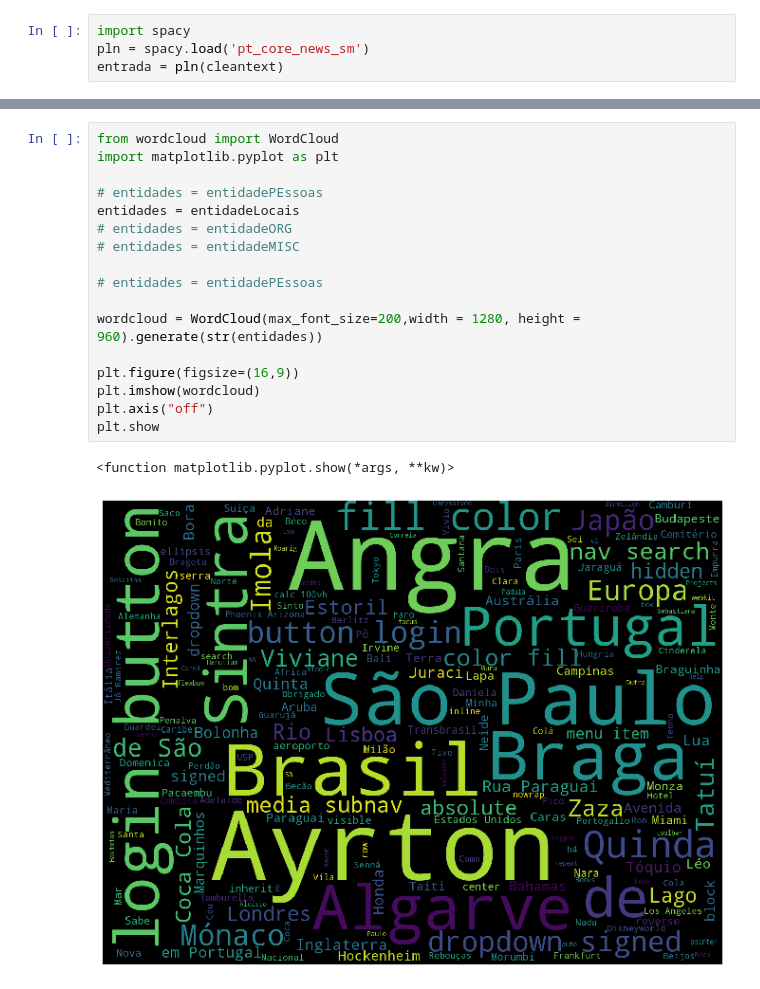
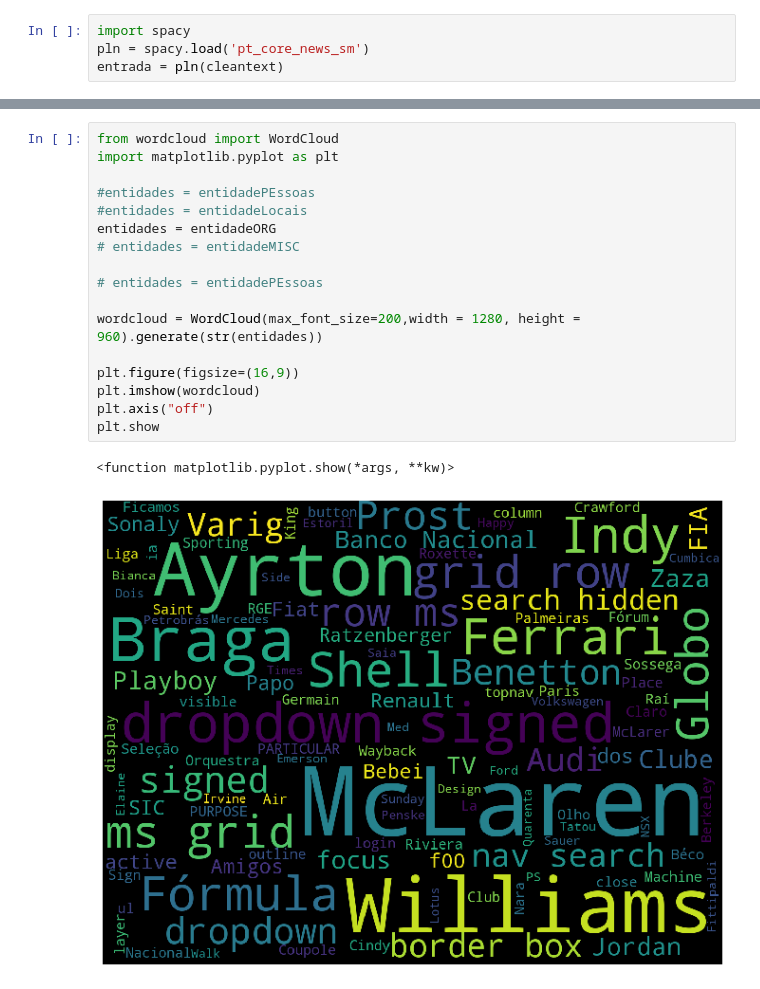
Before and after one commit to rafaelstojoao/pos-unip, a Jupyter notebook: codes/PLN/Entidades.ipynb, the cells around one changed output, grey strips where cells are left out. Saved outputs shown, nothing was run; the diff lists cells and outputs as text.

```diff
--- a/codes/PLN/Entidades.ipynb
+++ b/codes/PLN/Entidades.ipynb
@@ -98,20 +107,20 @@ setTiposEntidades
 # %%
 from wordcloud import WordCloud
 import matplotlib.pyplot as plt
 
-# entidades = entidadePEssoas
-entidades = entidadeLocais
-# entidades = entidadeORG
+#entidades = entidadePEssoas
+#entidades = entidadeLocais
+entidades = entidadeORG
 # entidades = entidadeMISC
 
 # entidades = entidadePEssoas
 
 wordcloud = WordCloud(max_font_size=200,width = 1280, height = 960).generate(str(entidades))
 
 plt.figure(figsize=(16,9))
 plt.imshow(wordcloud)
 plt.axis("off")
 plt.show
 # %% [output]
 <function matplotlib.pyplot.show(*args, **kw)>
-[figure, old version]
+[figure, new version]
```
Also changed, not shown: parts of 6 cells of this notebook, 3 other files.
